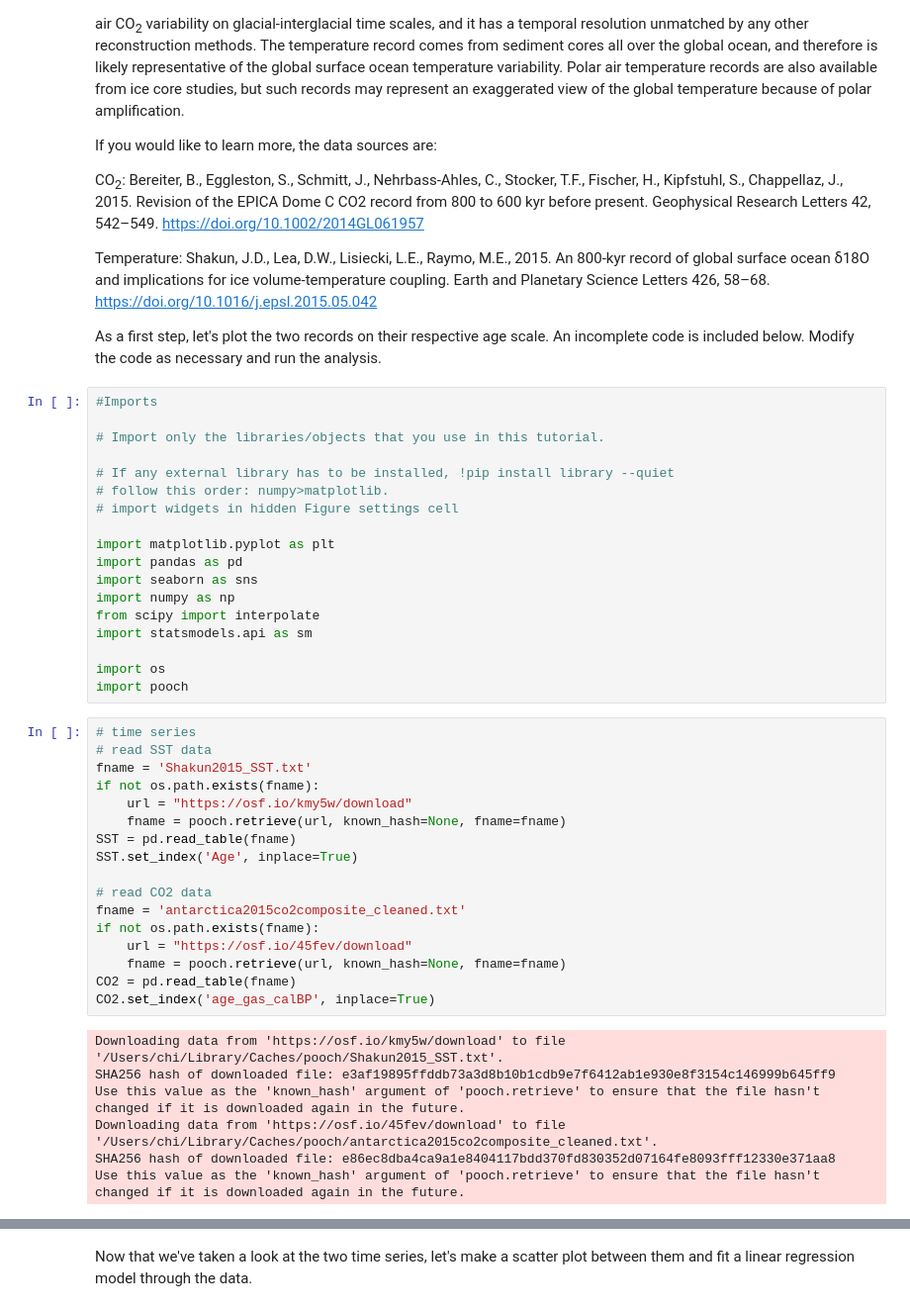
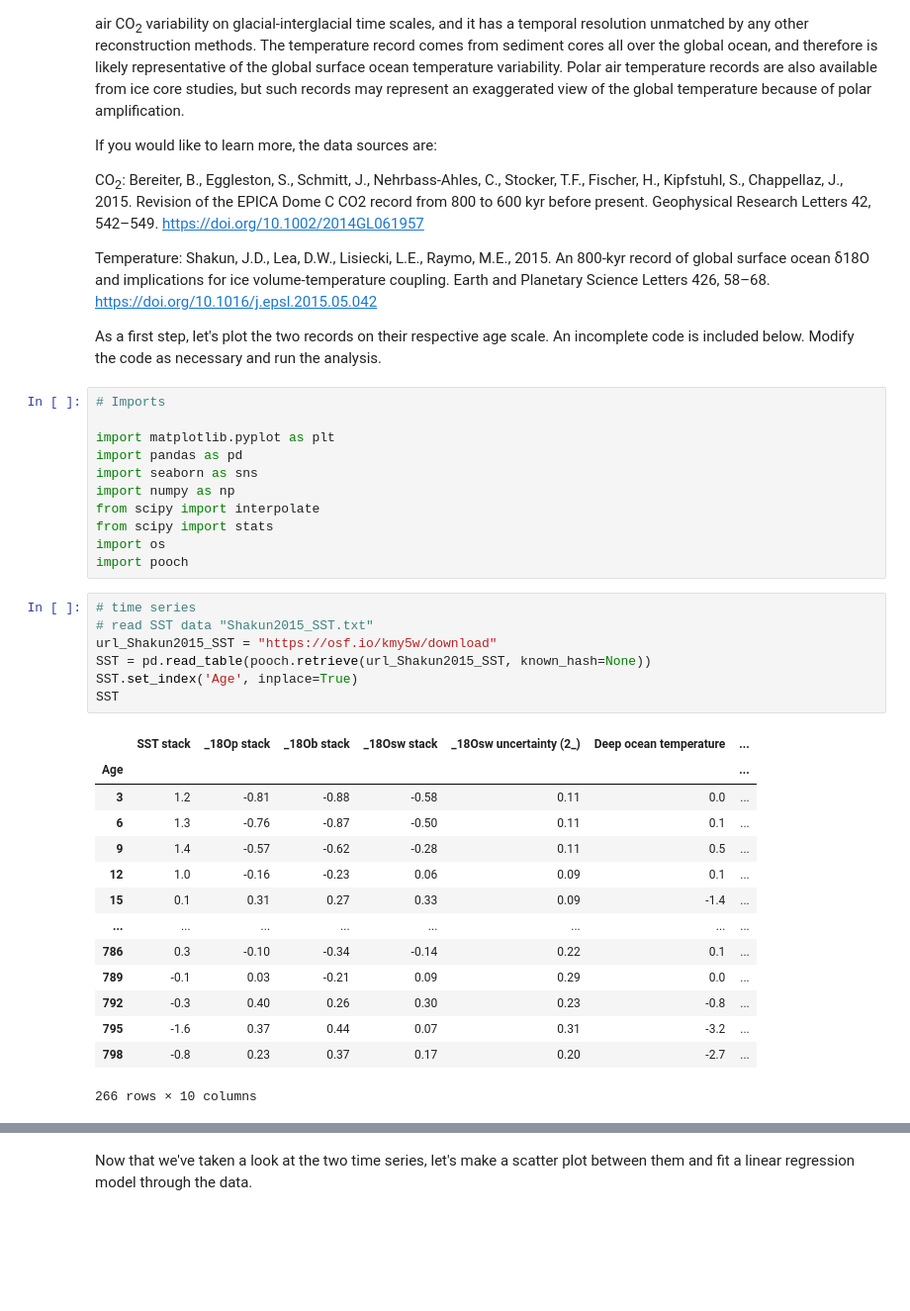
Before and after one commit to ClimateMatchAcademy/course-content, a Jupyter notebook: tutorials/W2D2_GoodResearchPractices/W2D2_Tutorial6.ipynb, the cells around one changed output, grey strips where cells are left out. Shown at 99% size. Cells and saved outputs as stored; diff of their text form; blank space fills up the shorter version.

Commit message:
a few corrections and small changes
also changed the code in t3 to work with scipy as it's more commonly used

```diff
--- a/tutorials/W2D2_GoodResearchPractices/W2D2_Tutorial6.ipynb
+++ b/tutorials/W2D2_GoodResearchPractices/W2D2_Tutorial6.ipynb
@@ -60,44 +60,35 @@ Temperature: Shakun, J.D., Lea, D.W., Lisiecki, L.E., Raymo, M.E., 2015. An 800-
 
 As a first step, let's plot the two records on their respective age scale. An incomplete code is included below. Modify the code as necessary and run the analysis.
 # %%
-#Imports
-
-# Import only the libraries/objects that you use in this tutorial.
-
-# If any external library has to be installed, !pip install library --quiet
-# follow this order: numpy>matplotlib.
-# import widgets in hidden Figure settings cell
+# Imports
 
 import matplotlib.pyplot as plt
 import pandas as pd
 import seaborn as sns
 import numpy as np
 from scipy import interpolate
-import statsmodels.api as sm
-
+from scipy import stats
 import os
 import pooch
-# %%
-# time series
-# read SST data
-fname = 'Shakun2015_SST.txt'
-if not os.path.exists(fname):
-    url = "https://osf.io/kmy5w/download"
-    fname = pooch.retrieve(url, known_hash=None, fname=fname)
-SST = pd.read_table(fname)
-SST.set_index('Age', inplace=True)
-
-# read CO2 data
-fname = 'antarctica2015co2composite_cleaned.txt'
-if not os.path.exists(fname):
-    url = "https://osf.io/45fev/download"
-    fname = pooch.retrieve(url, known_hash=None, fname=fname)
-CO2 = pd.read_table(fname)
-CO2.set_index('age_gas_calBP', inplace=True)
-# %% [output]
-Downloading data from 'https://osf.io/kmy5w/download' to file '/Users/chi/Library/Caches/pooch/Shakun2015_SST.txt'.
-SHA256 hash of downloaded file: e3af19895ffddb73a3d8b10b1cdb9e7f6412ab1e930e8f3154c146999b645ff9
-Use this value as the 'known_hash' argument of 'pooch.retrieve' to ensure that the file hasn't changed if it is downloaded again in the future.
-Downloading data from 'https://osf.io/45fev/download' to file '/Users/chi/Library/Caches/pooch/antarctica2015co2composite_cleaned.txt'.
-SHA256 hash of downloaded file: e86ec8dba4ca9a1e8404117bdd370fd830352d07164fe8093fff12330e371aa8
-Use this value as the 'known_hash' argument of 'pooch.retrieve' to ensure that the file hasn't changed if it is downloaded again in the future.
+# %%
+# time series
+# read SST data "Shakun2015_SST.txt"
+url_Shakun2015_SST = "https://osf.io/kmy5w/download"
+SST = pd.read_table(pooch.retrieve(url_Shakun2015_SST, known_hash=None))
+SST.set_index('Age', inplace=True)
+SST
+# %% [output]
+|  | SST stack | _18Op stack | _18Ob stack | _18Osw stack | _18Osw uncertainty (2_) | Deep ocean temperature | ... |
+| Age |  |  |  |  |  |  | ... |
+| 3 | 1.2 | -0.81 | -0.88 | -0.58 | 0.11 | 0.0 | ... |
+| 6 | 1.3 | -0.76 | -0.87 | -0.50 | 0.11 | 0.1 | ... |
+| 9 | 1.4 | -0.57 | -0.62 | -0.28 | 0.11 | 0.5 | ... |
+| 12 | 1.0 | -0.16 | -0.23 | 0.06 | 0.09 | 0.1 | ... |
+| 15 | 0.1 | 0.31 | 0.27 | 0.33 | 0.09 | -1.4 | ... |
+| ... | ... | ... | ... | ... | ... | ... | ... |
+| 786 | 0.3 | -0.10 | -0.34 | -0.14 | 0.22 | 0.1 | ... |
+| 789 | -0.1 | 0.03 | -0.21 | 0.09 | 0.29 | 0.0 | ... |
+| 792 | -0.3 | 0.40 | 0.26 | 0.30 | 0.23 | -0.8 | ... |
+| 795 | -1.6 | 0.37 | 0.44 | 0.07 | 0.31 | -3.2 | ... |
+| 798 | -0.8 | 0.23 | 0.37 | 0.17 | 0.20 | -2.7 | ... |
+266 rows × 10 columns
```
Also changed, not shown: parts of 4 cells of this notebook, 6 other files.
